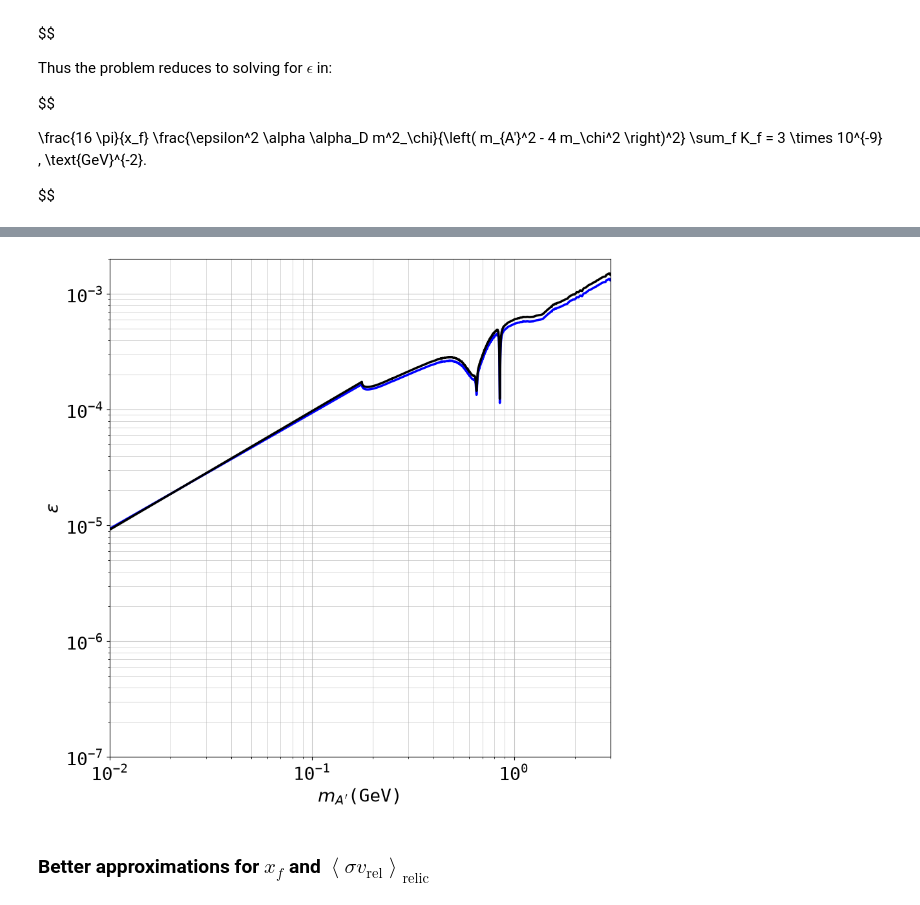
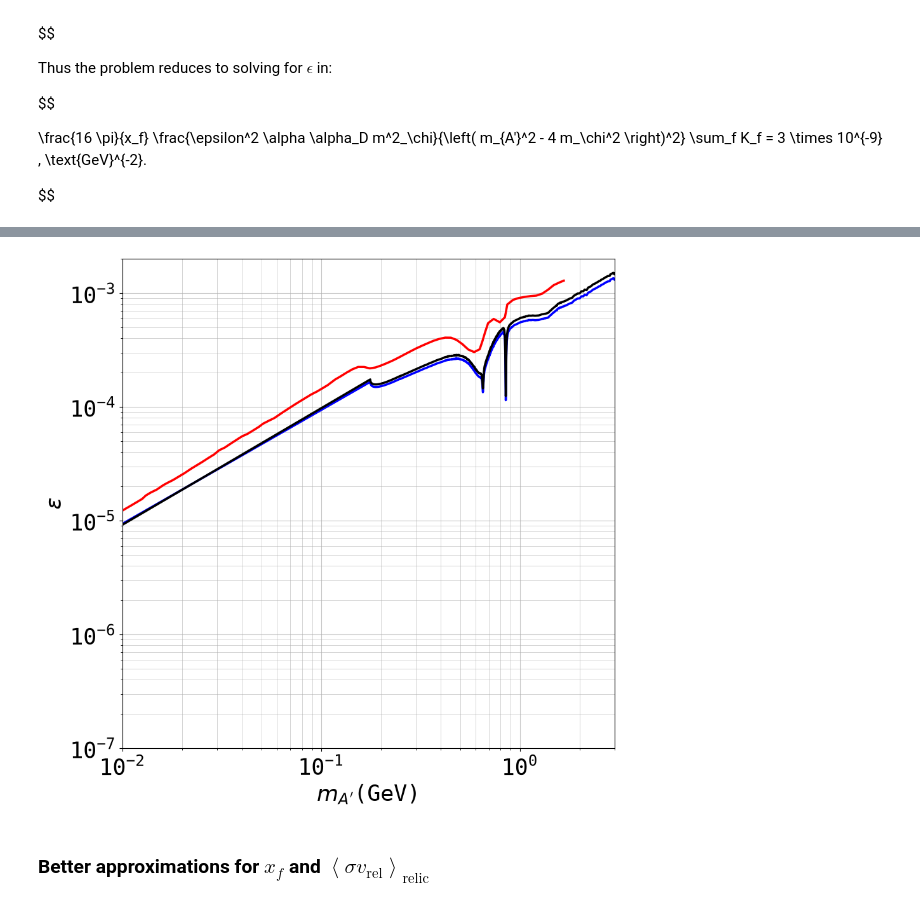
Before and after one commit to sgogoeg/bcgs_internship, a Jupyter notebook: Code/Relic_Abundance.ipynb, the cells around one changed output, grey strips where cells are left out. Saved outputs shown, nothing was run; the diff lists cells and outputs as text; code cells hidden in the pictures.

```diff
--- a/Code/Relic_Abundance.ipynb
+++ b/Code/Relic_Abundance.ipynb
@@ -25,13 +25,13 @@ mpl.rcParams.update(mpl.rcParamsDefault)
 plt.rcParams.update({
     'font.family': 'monospace',  # monospace font
     "text.latex.preamble": r"\usepackage{courier}",
-    'font.size': 20,
-    'axes.titlesize': 20,
-    'axes.labelsize': 20,
-    'xtick.labelsize': 20,
-    'ytick.labelsize': 20,
-    'legend.fontsize': 20,
-    'figure.titlesize': 20,
+    'font.size': 25,
+    'axes.titlesize': 25,
+    'axes.labelsize': 25,
+    'xtick.labelsize': 25,
+    'ytick.labelsize': 25,
+    'legend.fontsize': 25,
+    'figure.titlesize': 25,
 })
 # %% [markdown]
 ## Scalar DM case
@@ -211,3 +211,18 @@ $$
 \frac{16 \pi}{x_f} \frac{\epsilon^2 \alpha \alpha_D m^2_\chi}{\left( m_{A'}^2 - 4 m_\chi^2  \right)^2}  \sum_f K_f = 3 \times 10^{-9} \, \text{GeV}^{-2}.
 
 $$
+# %%
+### Reading the Kling relic line.
+
+kling_relic = np.loadtxt("data/Kling/scalar_DM_Oh2_intermediate_eps_vs_mAprime.txt")
+
+ma_kling = kling_relic[:, 0]      # m_A' in GeV
+eps_kling = kling_relic[:, 1]     # kinetic mixing on the relic line
+
+# The file is already sorted in mass, but the plot below assumes it, so check
+# rather than trust it.
+assert np.all(np.diff(ma_kling) > 0), "m_A' column is not monotonic"
+
+print(f"{len(ma_kling)} points")
+print(f"m_A' from {ma_kling.min():.4g} to {ma_kling.max():.4g} GeV")
+print(f"eps  from {eps_kling.min():.4g} to {eps_kling.max():.4g}")
@@ -265,7 +340,8 @@ ax.grid(True, which='minor', linestyle='-', linewidth=0.5, alpha=0.75)
 
 ax.set_axisbelow(True) # Ensure grid is below data
 
-
+plt.plot(ma_kling, eps_kling, color = 'red', linewidth = 2.5,
+         label = r"$\varepsilon_{relic}$ Kling (scalar, intermediate)")
 plt.plot(ma, eps_approx_0, color = 'blue', linewidth = 2.5, label = r"$\varepsilon_{relic}$ low effort 1")
 plt.plot(ma, eps_approx_1, color = 'black', linewidth = 2.5, label = r"$\epsilon_{relic}$ low effort 2")
 
@@ -283,34 +359,34 @@ regression_color = '#8a8a8a' # <-- neutral grey
 handles, labels = ax.get_legend_handles_labels() # get all legend items
 desired_order = [0]  # change the order of legend elements
 
 
 '''ax.legend(
     [handles[i] for i in desired_order],
     [labels[i] for i in desired_order],
     loc = 'upper center',
     bbox_to_anchor = (0.5, 1.10),  # center top, above axes
     ncol = 4,                      # spread horizontally
     frameon = False                # removes legend border
 )'''
 
 # Define how much to zoom out from the data plotting range (cm):
 x_min = 1e-2
 x_max = 3
 x_range = x_max - x_min
 
 y_min = 1e-7
 y_max = 2e-3
 y_range = y_max - y_min
 
 # Set the new plotting limits explicitly
 ax.set_xbound(x_min, x_max)
 ax.set_ybound(y_min, y_max)
 
 # Save and show the figure:
 plt.savefig("figures/relic_abundance_0.pdf", bbox_inches='tight')
 plt.show()
 # %% [output]
-[figure, old version]
+[figure, new version]
 # %% [markdown]
 ### Better approximations for $x_f$ and $\left\langle \sigma v_{\text{rel}} \right\rangle_{\text{relic}}$
 # %%
```
Also changed, not shown: parts of 19 cells of this notebook, 9 other files.
